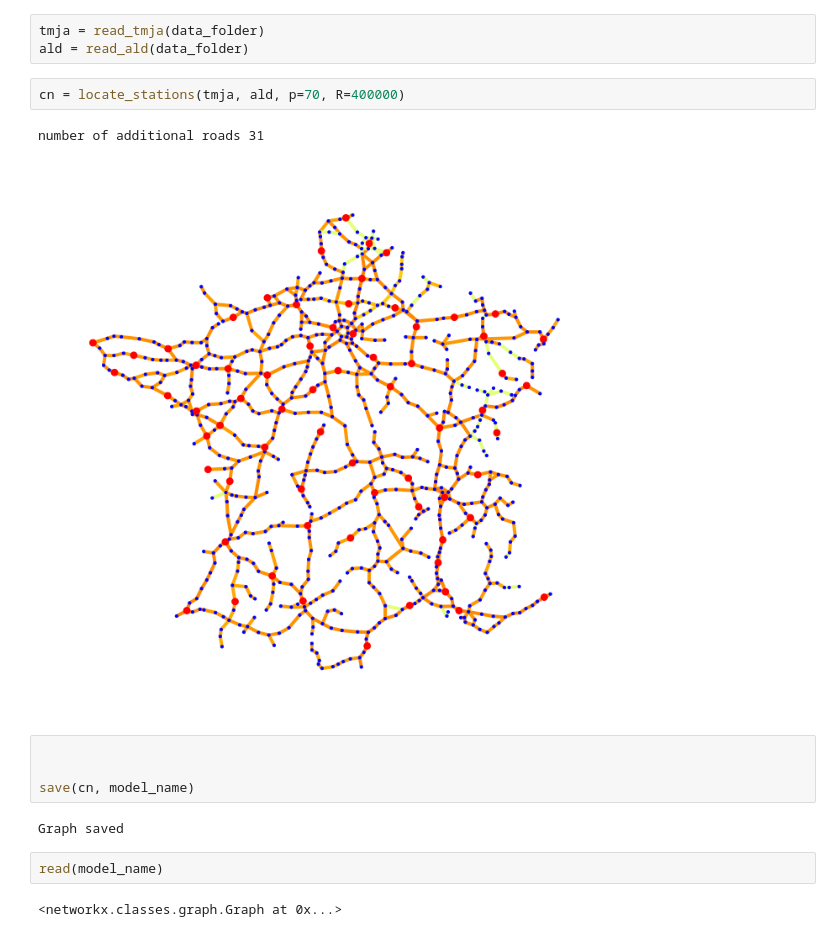
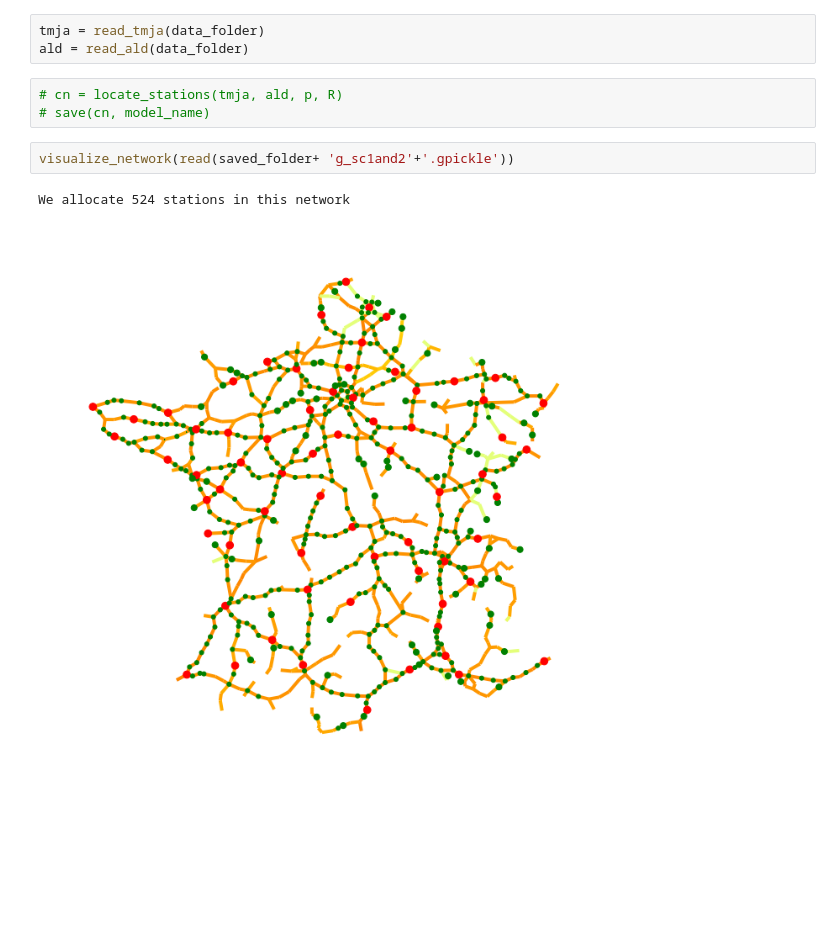
Before and after one commit to jiahezhu0312/hydrogen_station_allocation, a Jupyter notebook: main.ipynb, the cells around one changed output. Cells and saved outputs as stored; diff of their text form; blank space fills up the shorter version.

Commit message:
added sc1 c2  network

```diff
--- a/main.ipynb
+++ b/main.ipynb
@@ -13,17 +13,10 @@ model_name = saved_folder+f'p{p}R{R}'+'.gpickle'
 tmja = read_tmja(data_folder)
 ald = read_ald(data_folder)
 # %%
-cn = locate_stations(tmja, ald, p=70, R=400000)
+# cn = locate_stations(tmja, ald, p, R)
+# save(cn, model_name)
-# %% [output]
-number of additional roads 31
-[figure, removed]
-# %%
-
-
-save(cn, model_name)
-# %% [output]
-Graph saved
-# %%
-read(model_name)
-# %% [output]
-<networkx.classes.graph.Graph at 0x...>
+# %%
+visualize_network(read(saved_folder+ 'g_sc1and2'+'.gpickle'))
+# %% [output]
+We allocate 524 stations in this network
+[figure, added]
```
Also changed, not shown: 1 other file.
